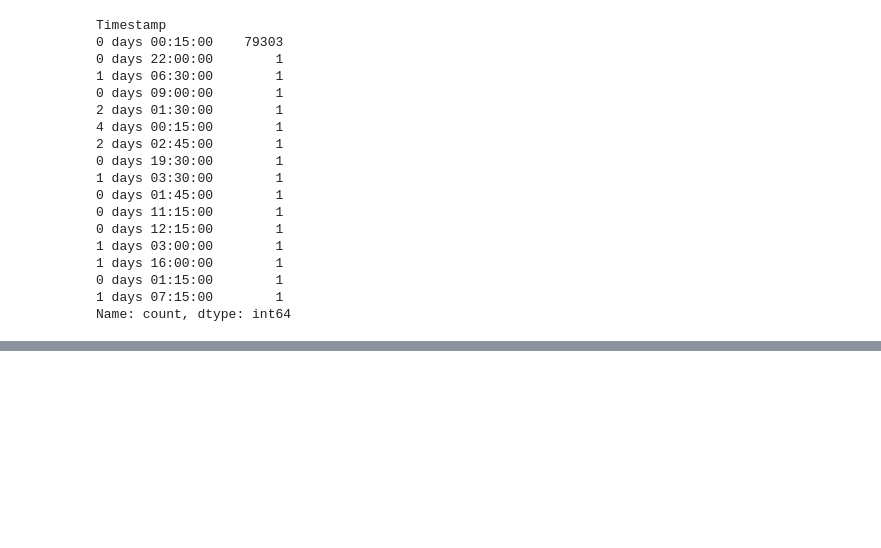
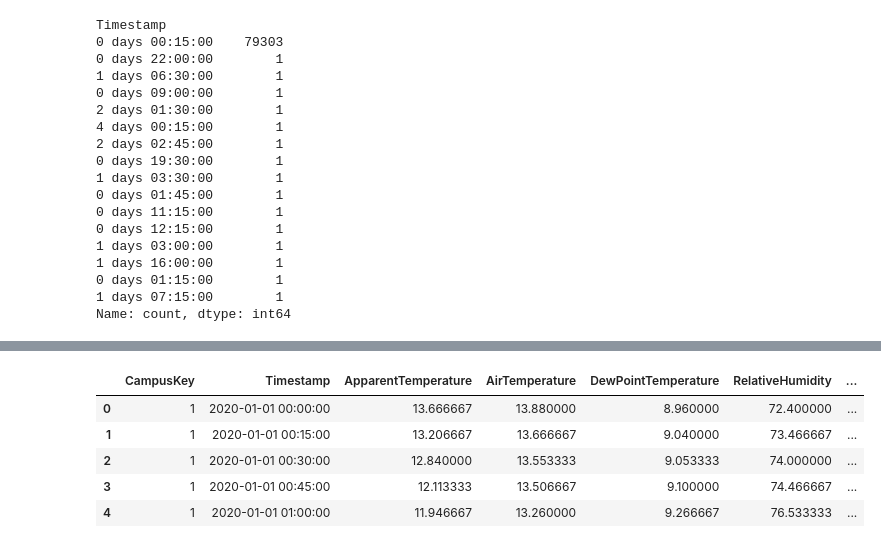
Before and after one commit to vihaanbishnoi/Solar-Panels, a Jupyter notebook: backend/notebooks/timeseries/timeseries.ipynb, the cells around one changed output, grey strips where cells are left out. Saved outputs shown, nothing was run; the diff lists cells and outputs as text; code cells hidden in the pictures; blank space fills up the shorter version.

```diff
--- a/backend/notebooks/timeseries/timeseries.ipynb
+++ b/backend/notebooks/timeseries/timeseries.ipynb
@@ -328,0 +224,2 @@ and then finally run the model
+# %%
+weather['Timestamp'] = pd.to_datetime(weather['Timestamp'])
@@ -328,0 +238,9 @@ and then finally run the model
+# %%
+weather.head()
+# %% [output]
+|  | CampusKey | Timestamp | ApparentTemperature | AirTemperature | DewPointTemperature | RelativeHumidity | ... |
+| 0 | 1 | 2020-01-01 00:00:00 | 13.666667 | 13.880000 | 8.960000 | 72.400000 | ... |
+| 1 | 1 | 2020-01-01 00:15:00 | 13.206667 | 13.666667 | 9.040000 | 73.466667 | ... |
+| 2 | 1 | 2020-01-01 00:30:00 | 12.840000 | 13.553333 | 9.053333 | 74.000000 | ... |
+| 3 | 1 | 2020-01-01 00:45:00 | 12.113333 | 13.506667 | 9.100000 | 74.466667 | ... |
+| 4 | 1 | 2020-01-01 01:00:00 | 11.946667 | 13.260000 | 9.266667 | 76.533333 | ... |
```
Also changed, not shown: parts of 47 cells of this notebook.
